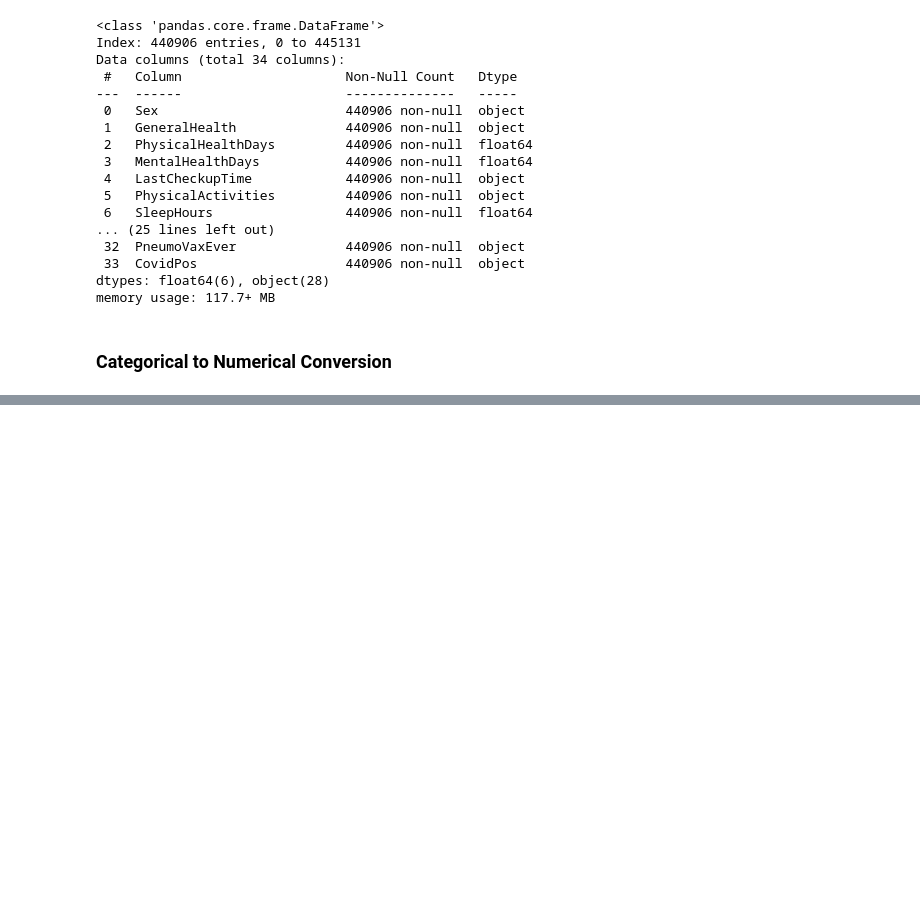
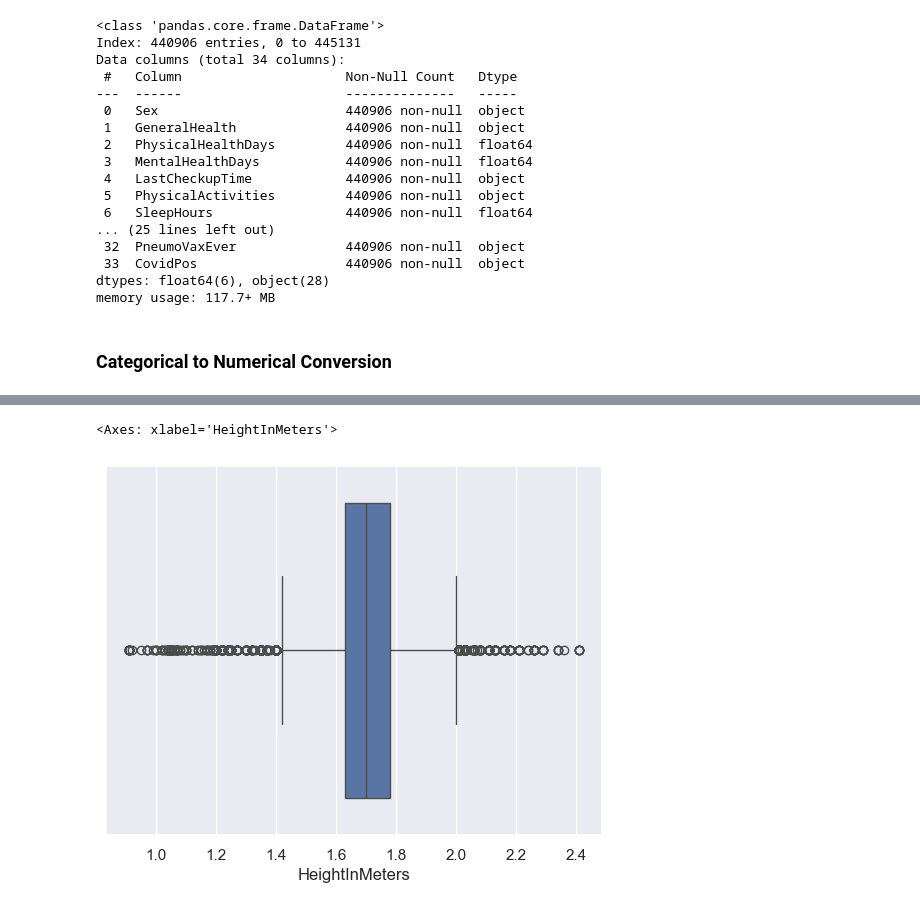
Before and after one commit to DQuintero15/heart-disease-risk-analysis-using-key-health-indicators, a Jupyter notebook: notebooks/main.ipynb, the cells around one changed output, grey strips where cells are left out. Drawn from its saved outputs; the diff is of its cells as text; code cells hidden in the pictures; blank space fills up the shorter version.

```diff
--- a/notebooks/main.ipynb
+++ b/notebooks/main.ipynb
@@ -145,0 +258,6 @@ memory usage: 117.7+ MB
+# %%
+# Boxplot of HeightInMeters variable
+sns.boxplot(x=df["HeightInMeters"])
+# %% [output]
+<Axes: xlabel='HeightInMeters'>
+[figure, added]
```
Also changed, not shown: parts of 41 cells of this notebook.
